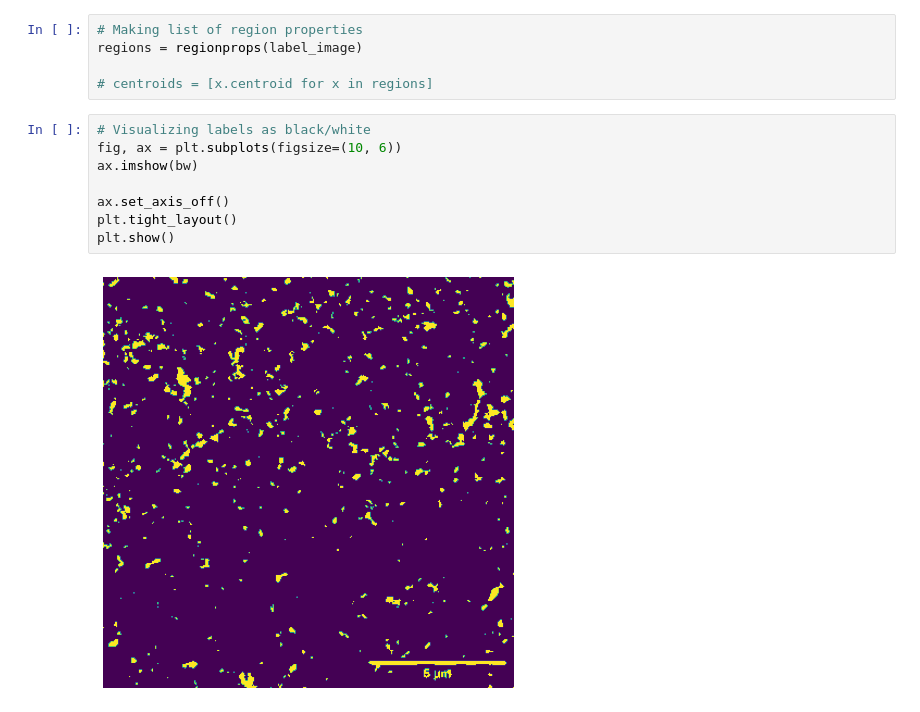
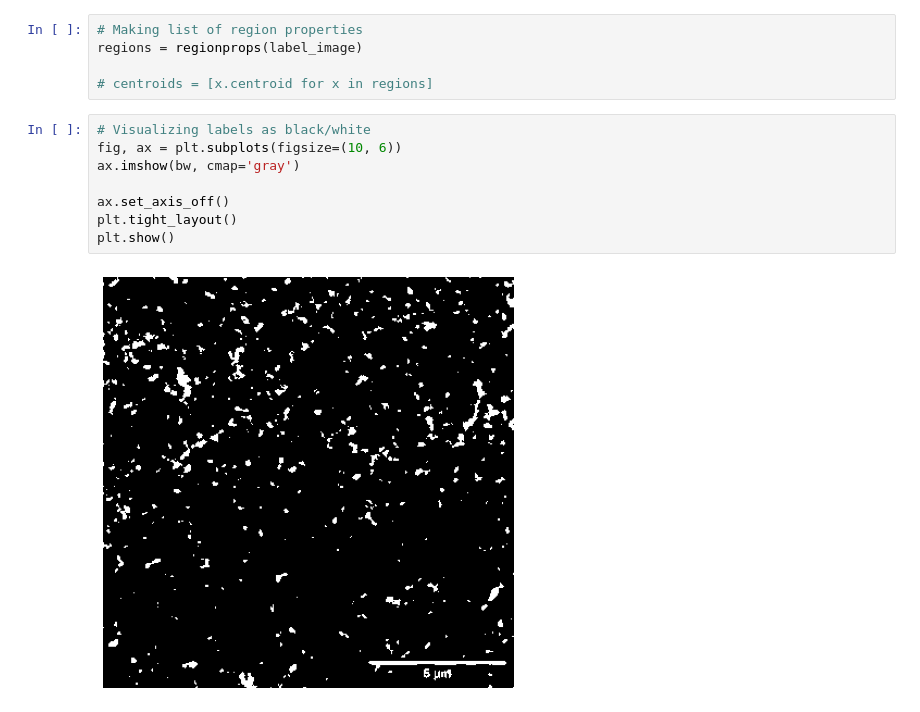
Before and after one commit to cappertherapper/Bachelorprojekt, a Jupyter notebook: tifReader.ipynb, the cells around one changed output. Drawn from its saved outputs; the diff is of its cells as text.

```diff
--- a/tifReader.ipynb
+++ b/tifReader.ipynb
@@ -31,13 +31,13 @@ regions = regionprops(label_image)
 # %%
 # Visualizing labels as black/white
 fig, ax = plt.subplots(figsize=(10, 6))
-ax.imshow(bw)
+ax.imshow(bw, cmap='gray')
 
 ax.set_axis_off()
 plt.tight_layout()
 plt.show()
 # %% [output]
-[figure, old version]
+[figure, new version]
 # %%
 # Visualizing labels with rgb + centroids
 image_label_overlay = label2rgb(label_image, image=image, bg_label=0)
```
Also changed, not shown: parts of 1 cell of this notebook, 2 other files.
